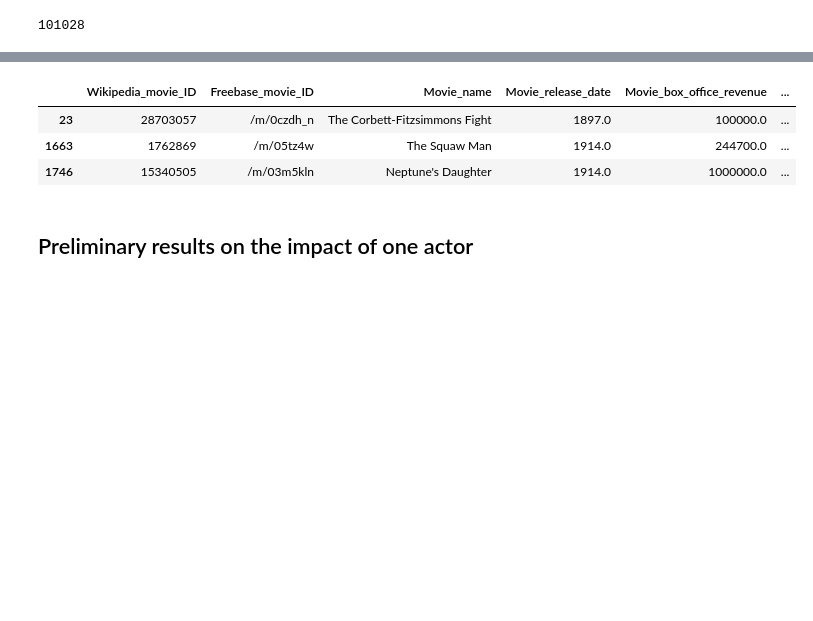
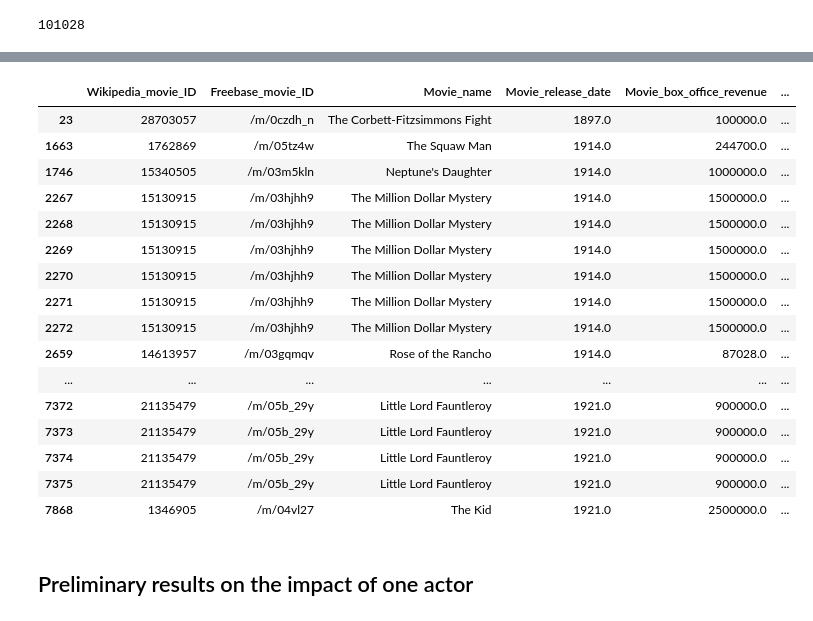
Before and after one commit to louisleger/ada-final-project, a Jupyter notebook: src/Project2.ipynb, the cells around one changed output, grey strips where cells are left out. Saved outputs shown, nothing was run; the diff lists cells and outputs as text; code cells hidden in the pictures; blank space fills up the shorter version.

```diff
--- a/src/Project2.ipynb
+++ b/src/Project2.ipynb
@@ -105,10 +122,23 @@ len(ds_filt)
 # %%
-ds_filt.head(3)
+ds_filt.head(40)
 # %% [output]
 |  | Wikipedia_movie_ID | Freebase_movie_ID | Movie_name | Movie_release_date | Movie_box_office_revenue | ... |
 | 23 | 28703057 | /m/0czdh_n | The Corbett-Fitzsimmons Fight | 1897.0 | 100000.0 | ... |
 | 1663 | 1762869 | /m/05tz4w | The Squaw Man | 1914.0 | 244700.0 | ... |
 | 1746 | 15340505 | /m/03m5kln | Neptune's Daughter | 1914.0 | 1000000.0 | ... |
+| 2267 | 15130915 | /m/03hjhh9 | The Million Dollar Mystery | 1914.0 | 1500000.0 | ... |
+| 2268 | 15130915 | /m/03hjhh9 | The Million Dollar Mystery | 1914.0 | 1500000.0 | ... |
+| 2269 | 15130915 | /m/03hjhh9 | The Million Dollar Mystery | 1914.0 | 1500000.0 | ... |
+| 2270 | 15130915 | /m/03hjhh9 | The Million Dollar Mystery | 1914.0 | 1500000.0 | ... |
+| 2271 | 15130915 | /m/03hjhh9 | The Million Dollar Mystery | 1914.0 | 1500000.0 | ... |
+| 2272 | 15130915 | /m/03hjhh9 | The Million Dollar Mystery | 1914.0 | 1500000.0 | ... |
+| 2659 | 14613957 | /m/03gqmqv | Rose of the Rancho | 1914.0 | 87028.0 | ... |
+| ... | ... | ... | ... | ... | ... | ... |
+| 7372 | 21135479 | /m/05b_29y | Little Lord Fauntleroy | 1921.0 | 900000.0 | ... |
+| 7373 | 21135479 | /m/05b_29y | Little Lord Fauntleroy | 1921.0 | 900000.0 | ... |
+| 7374 | 21135479 | /m/05b_29y | Little Lord Fauntleroy | 1921.0 | 900000.0 | ... |
+| 7375 | 21135479 | /m/05b_29y | Little Lord Fauntleroy | 1921.0 | 900000.0 | ... |
+| 7868 | 1346905 | /m/04vl27 | The Kid | 1921.0 | 2500000.0 | ... |
 # %% [markdown]
 ## Preliminary results on the impact of one actor
 # %%
```
Also changed, not shown: parts of 20 cells of this notebook.
